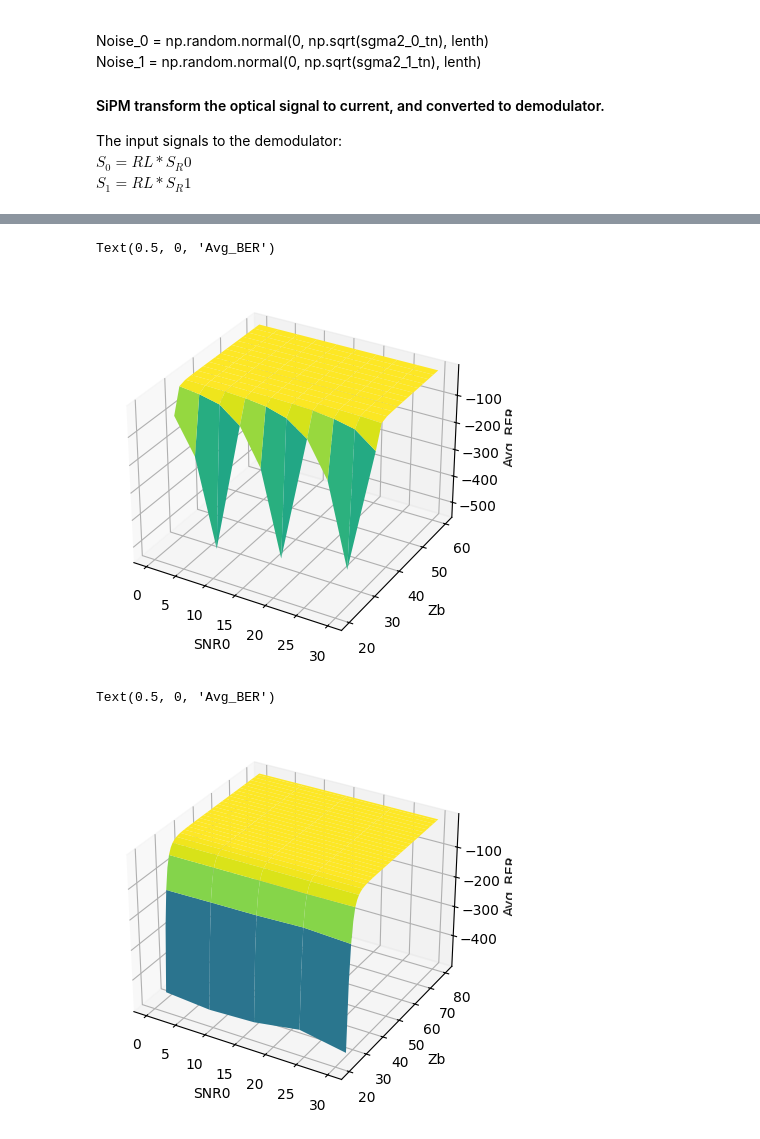
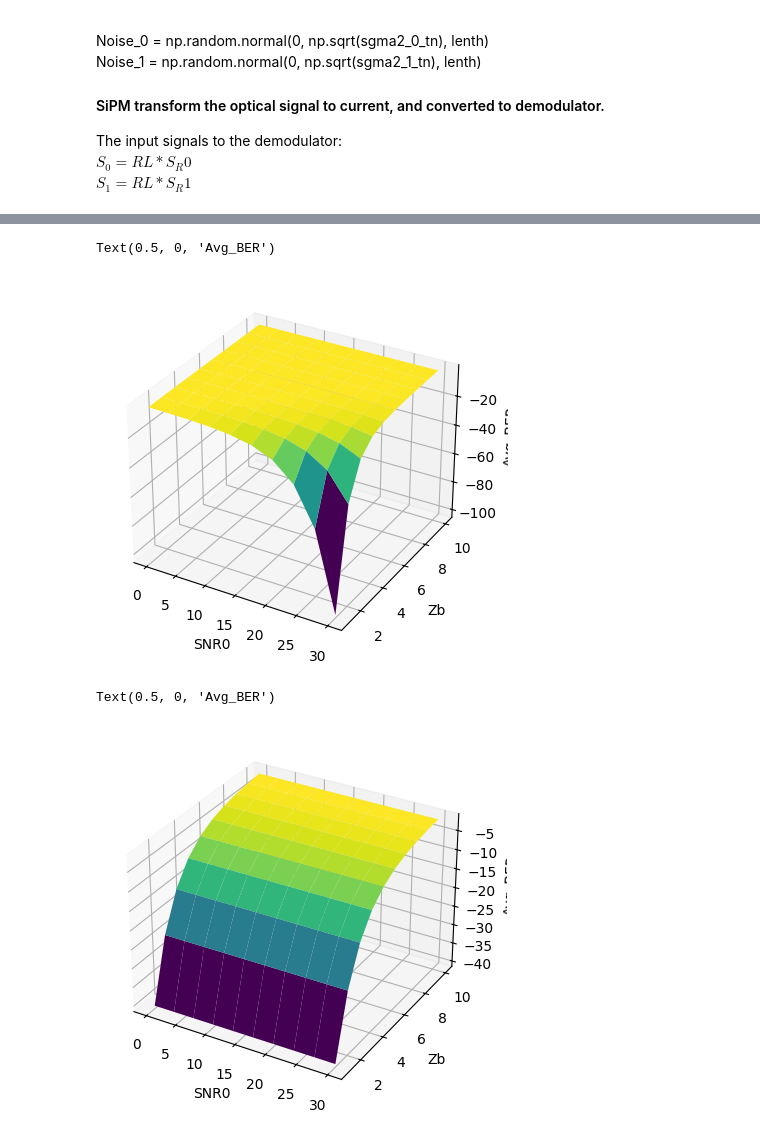
Before and after one commit to wei994/Reproduce-of-OOK-CNNs-Demudulation, a Jupyter notebook: Reproduce_FTD__OOK_CNNs.ipynb, the cells around one changed output, grey strips where cells are left out. Cells and saved outputs as stored; diff of their text form; code cells hidden in the pictures.

```diff
--- a/Reproduce_FTD__OOK_CNNs.ipynb
+++ b/Reproduce_FTD__OOK_CNNs.ipynb
@@ -159,6 +159,6 @@ plt.show()
 # %%
 ######The effect of SNR
-Z = 30
+Z = 3
 SNR0 = np.linspace(0,40,8)
 P = 0.25
 Avg_BER1=[]
@@ -178,11 +178,12 @@ NameError: name 'np' is not defined
 # %%
 #### Here is the reproduce of FTD power = 0.25 w
-SNR0 = np.linspace(0,30,10) # SNR range
-Zb = np.linspace(20,60,20) # link range
+SNR0 = np.linspace(10,30,10) # SNR range
+Zb = np.linspace(1,8,8) # link range
 P = [0.25,0.40,0.5] # power
 X, Y = np.meshgrid(SNR0, Zb)
 
 # Create 3D array
+
 Avg_BER = np.zeros_like(X)
 for j in range(len(Zb)):
   for  i in range(len(SNR0)):
@@ -207,8 +208,8 @@ Text(0.5, 0, 'Avg_BER')
 # %%
-#### Here is the reproduce of FTD power = 40w
+#### Here is the reproduce of FTD power = 0.w
 ### power = 0.4
 SNR0 = np.linspace(0,30,10) # SNR range
-Zb = np.linspace(20,60,20) # link range
+Zb = np.linspace(1,10,10) # link range
 P = [0.25,0.40,0.5] # power
 X, Y = np.meshgrid(SNR0, Zb)
 
@@ -238,7 +239,7 @@ Text(0.5, 0, 'Avg_BER')
 #### Here is the reproduce of FTD
 # Power =  0.5
 SNR0 = np.linspace(0,30,10) # SNR range
-Zb = np.linspace(20,60,20) # link range
+Zb = np.linspace(1,10,10) # link range
 P = [0.25,0.40,0.5] # power
 X, Y = np.meshgrid(SNR0, Zb)
 
@@ -246,7 +247,7 @@ X, Y = np.meshgrid(SNR0, Zb)
 Avg_BER = np.zeros_like(X)
 for j in range(len(Zb)):
   for  i in range(len(SNR0)):
-    N_s1,N_s0,D_s1,D_s0,Threshold = Simulated_dataset(SNR0[i],Zb[j],P[2],clearwater)
+    N_s1,N_s0,D_s1,D_s0,Threshold = Simulated_dataset(SNR0[i],Zb[j],P[0],clearwater)
     Avg_BER_Inst =  0.25*special.erfc(((Threshold - N_s0)/D_s0)) +0.25*special.erfc(((N_s1 - Threshold)/D_s1))
     Avg_BER[j,i] = np.mean(Avg_BER_Inst)
 Avg_BER = np.log(Avg_BER)
@@ -262,7 +263,7 @@ ax.set_ylabel('Zb')
 ax.set_zlabel('Avg_BER')
 # %% [output]
 Text(0.5, 0, 'Avg_BER')
-[figure, old version]
+[figure, new version]
 # %%
 # Genarate data with constant noise
 def Simulated_dataset(SNR,Z,P,Watertype,Noise='Gauss'):
@@ -366,28 +361,28 @@ def Simulated_dataset(SNR,Z,P,Watertype,Noise='Gauss'):
 # %%
 # Test with constant noise# In this case the SNR doesn't work
 clearwater.channel_loss = 0.551
-SNR0 = np.linspace(0,30,5)
-Zb = np.linspace(20,80,60) # link range
+SNR0 = np.linspace(0,30,10)
+Zb = np.linspace(1,10,10) # link range
 X, Y = np.meshgrid(SNR0, Zb)
 # Create 3D array
 Avg_BER = np.zeros_like(X)
 for j in range(len(Zb)):
   for  i in range(len(SNR0)):
-    N_s1,N_s0,D_s1,D_s0,Threshold = Simulated_dataset(SNR0[i],Zb[j],P[1],clearwater)
+    N_s1,N_s0,D_s1,D_s0,Threshold = Simulated_dataset(SNR0[i],Zb[j],P[0],clearwater)
     Avg_BER_Inst =  0.25*special.erfc(((Threshold - N_s0)/D_s0)) +0.25*special.erfc(((N_s1 - Threshold)/D_s1))
     Avg_BER[j,i] = np.mean(Avg_BER_Inst)
 
 Avg_BER = np.log(Avg_BER)
 # Create a 3D plot
 fig = plt.figure()
 ax = fig.add_subplot(111, projection='3d')
 # Plot the surface
 surf = ax.plot_surface(X, Y,Avg_BER,cmap='viridis')
 # Set labels
 ax.set_xlabel('SNR0')
 ax.set_ylabel('Zb')
 ax.set_zlabel('Avg_BER')
 # print(Avg_BER)
 # %% [output]
 Text(0.5, 0, 'Avg_BER')
-[figure, old version]
+[figure, new version]
```
Also changed, not shown: parts of 6 cells of this notebook.
